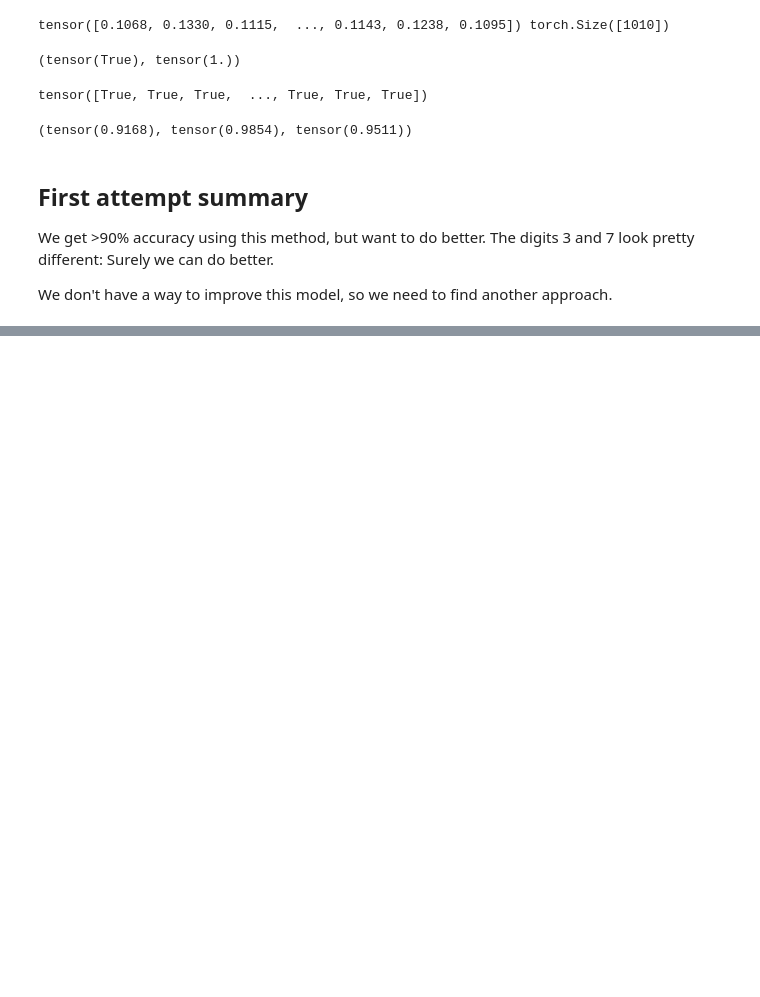
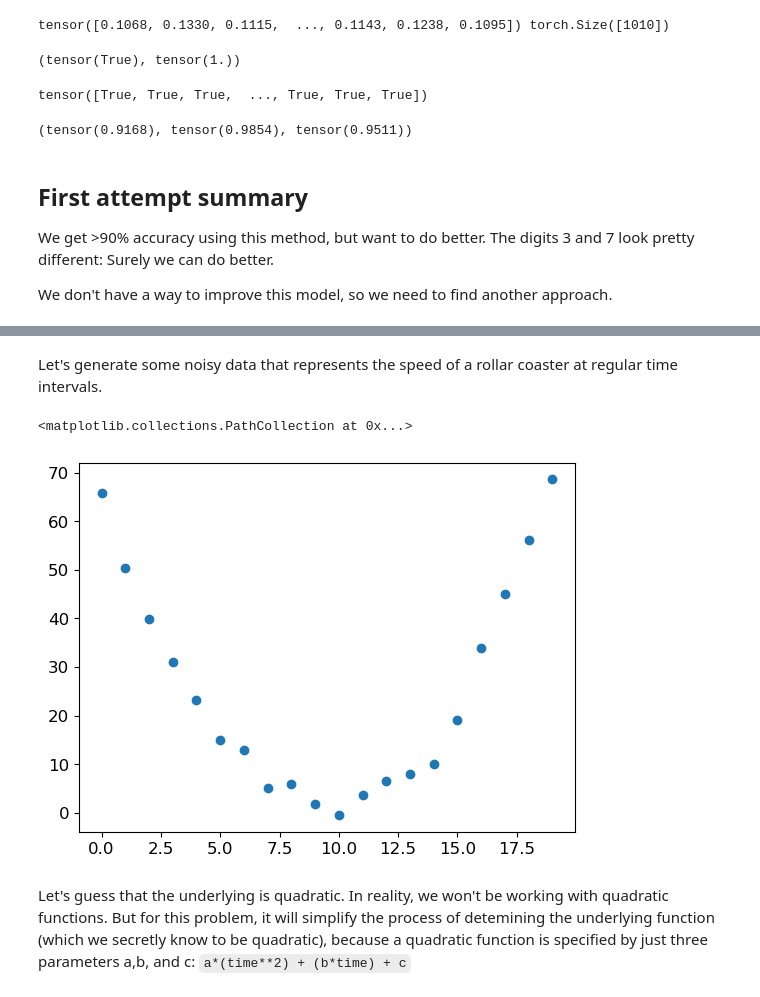
Before and after one commit to johnshaughnessy/digits, a Jupyter notebook: chapter_4_notes.ipynb, the cells around one changed output, grey strips where cells are left out. Drawn from its saved outputs; the diff is of its cells as text; code cells hidden in the pictures; blank space fills up the shorter version.

```diff
--- a/chapter_4_notes.ipynb
+++ b/chapter_4_notes.ipynb
@@ -196,0 +268,11 @@ We don't have a way to improve this model, so we need to find another approach.
+# %% [markdown]
+Let's generate some noisy data that represents the speed of a rollar coaster at regular time intervals.
+# %%
+time = torch.arange(0,20).float();
+speed = torch.randn(20)*3 + 0.75*(time-9.5)**2 + 1
+plt.scatter(time, speed)
+# %% [output]
+<matplotlib.collections.PathCollection at 0x...>
+[figure, added]
+# %% [markdown]
+Let's guess that the underlying is quadratic. In reality, we won't be working with quadratic functions. But for this problem, it will simplify the process of detemining the underlying function (which we secretly know to be quadratic), because a quadratic function is specified by just three parameters a,b, and c: `a*(time**2) + (b*time) + c`
```
Also changed, not shown: parts of 45 cells of this notebook, 1 other file.
